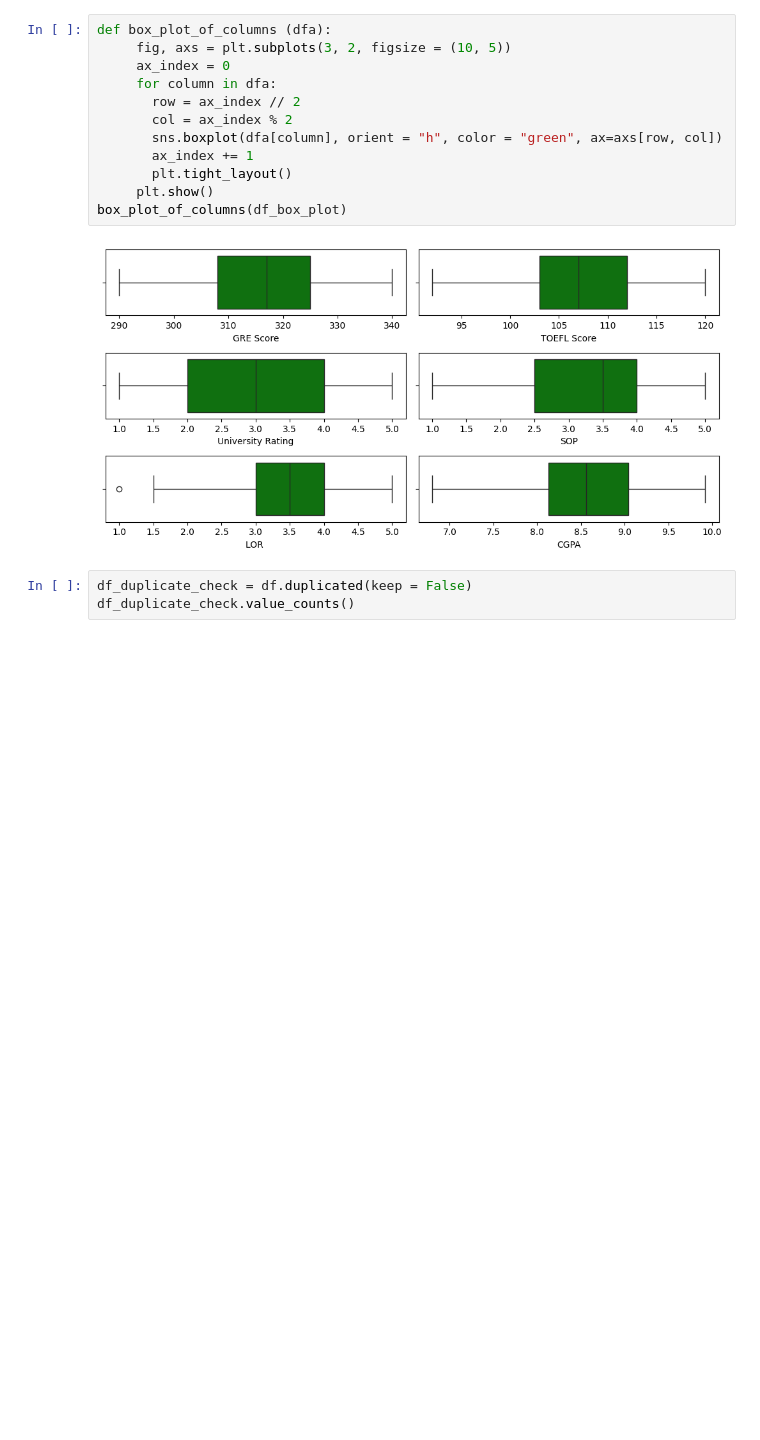
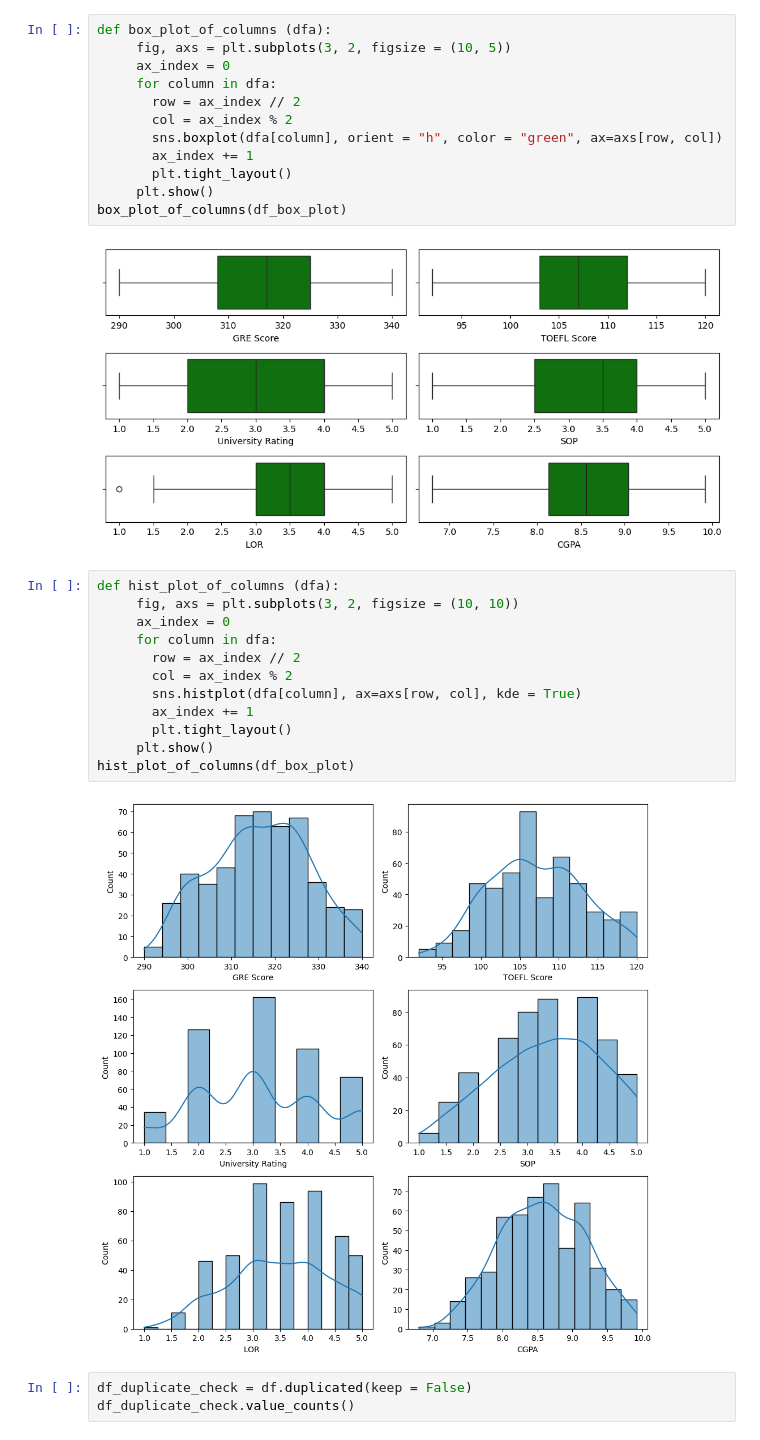
Before and after one commit to akshayabhale1406/SCLR_Jamboree_Education_Linear_Regression, a Jupyter notebook: Jamboree_Education_Linear_Regression.ipynb, the cells around one changed output. Drawn from its saved outputs; the diff is of its cells as text; blank space fills up the shorter version.

```diff
--- a/Jamboree_Education_Linear_Regression.ipynb
+++ b/Jamboree_Education_Linear_Regression.ipynb
@@ -118,6 +118,20 @@ def box_plot_of_columns (dfa):
 box_plot_of_columns(df_box_plot)
 # %% [output]
 [figure]
+# %%
+def hist_plot_of_columns (dfa):
+     fig, axs = plt.subplots(3, 2, figsize = (10, 10))
+     ax_index = 0
+     for column in dfa:
+       row = ax_index // 2
+       col = ax_index % 2
+       sns.histplot(dfa[column], ax=axs[row, col], kde = True)
+       ax_index += 1
+       plt.tight_layout()
+     plt.show()
+hist_plot_of_columns(df_box_plot)
+# %% [output]
+[figure, added]
 # %%
 df_duplicate_check = df.duplicated(keep = False)
 df_duplicate_check.value_counts()
```
Also changed, not shown: parts of 2 cells of this notebook.
